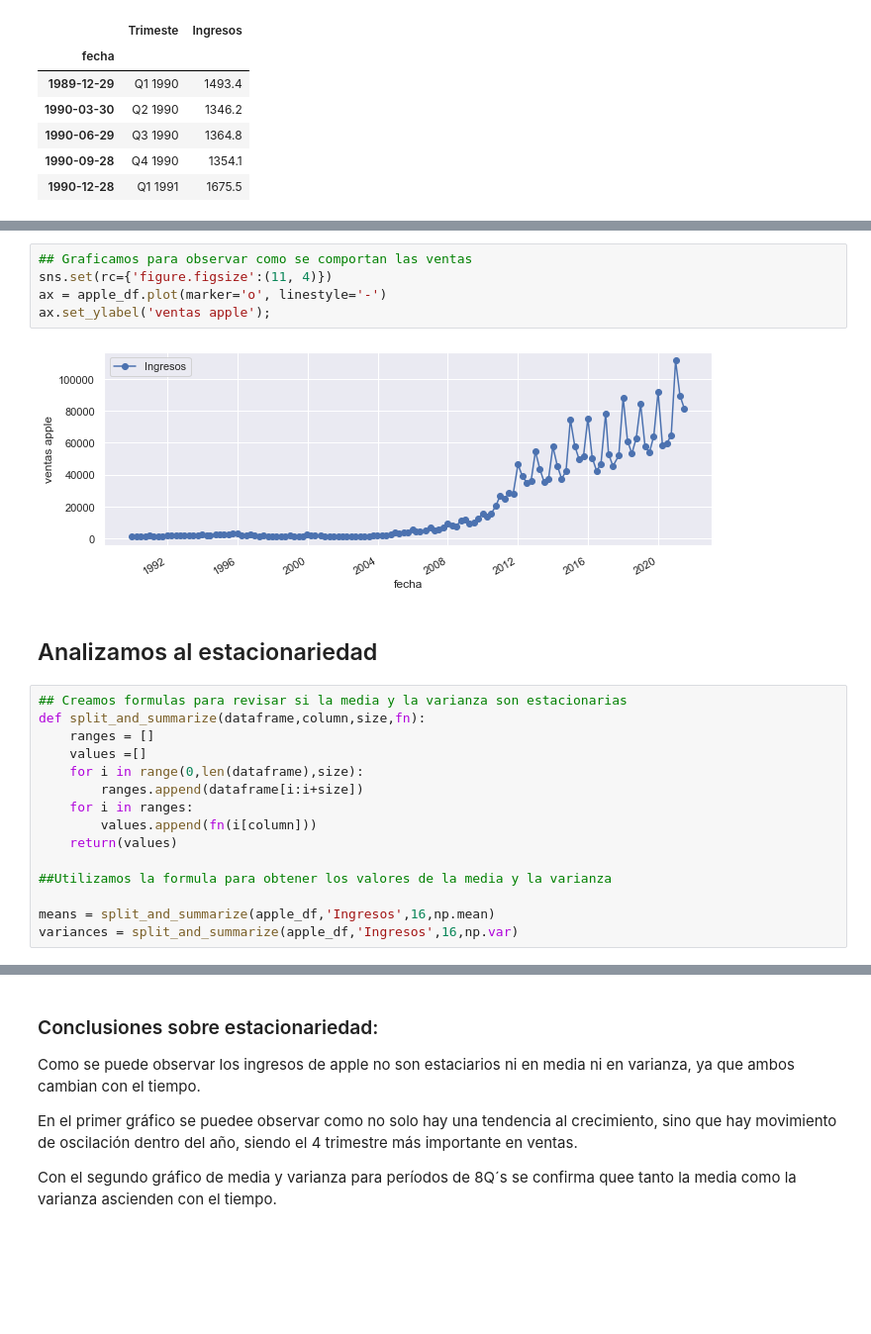
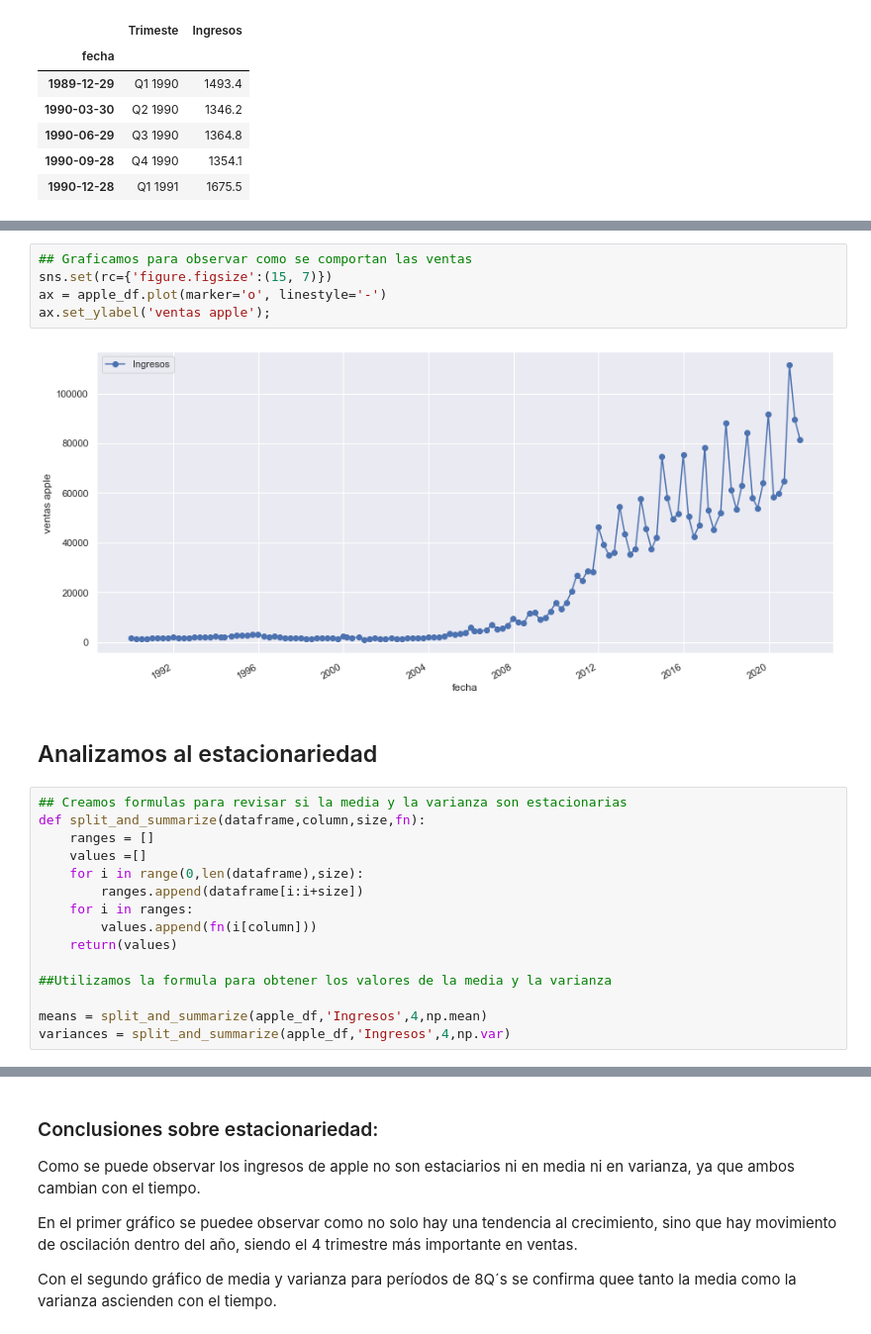
Before and after one commit to carlossebastiani/Master_DataScience, a Jupyter notebook: Series_Temporales/CS_HW/notebooks/CS_HW.ipynb, the cells around one changed output, grey strips where cells are left out. Shown: that part at 99% size. Saved outputs shown, nothing was run; the diff lists cells and outputs as text; blank space fills up the shorter version.

Commit message:
Final changes to Apple Project

```diff
--- a/Series_Temporales/CS_HW/notebooks/CS_HW.ipynb
+++ b/Series_Temporales/CS_HW/notebooks/CS_HW.ipynb
@@ -47,10 +55,10 @@ apple_ts.tail()
 # %%
 ## Graficamos para observar como se comportan las ventas
-sns.set(rc={'figure.figsize':(11, 4)})
+sns.set(rc={'figure.figsize':(15, 7)})
 ax = apple_df.plot(marker='o', linestyle='-')
 ax.set_ylabel('ventas apple');
 # %% [output]
-[figure, old version]
+[figure, new version]
 # %% [markdown]
 ## Analizamos al estacionariedad
 # %%
@@ -66,8 +74,8 @@ def split_and_summarize(dataframe,column,size,fn):
 
 ##Utilizamos la formula para obtener los valores de la media y la varianza
 
-means = split_and_summarize(apple_df,'Ingresos',16,np.mean)
-variances = split_and_summarize(apple_df,'Ingresos',16,np.var)
+means = split_and_summarize(apple_df,'Ingresos',4,np.mean)
+variances = split_and_summarize(apple_df,'Ingresos',4,np.var)
 # %%
 # Plotting means and variances
 
```
Also changed, not shown: parts of 47 cells of this notebook, 1 other file.
